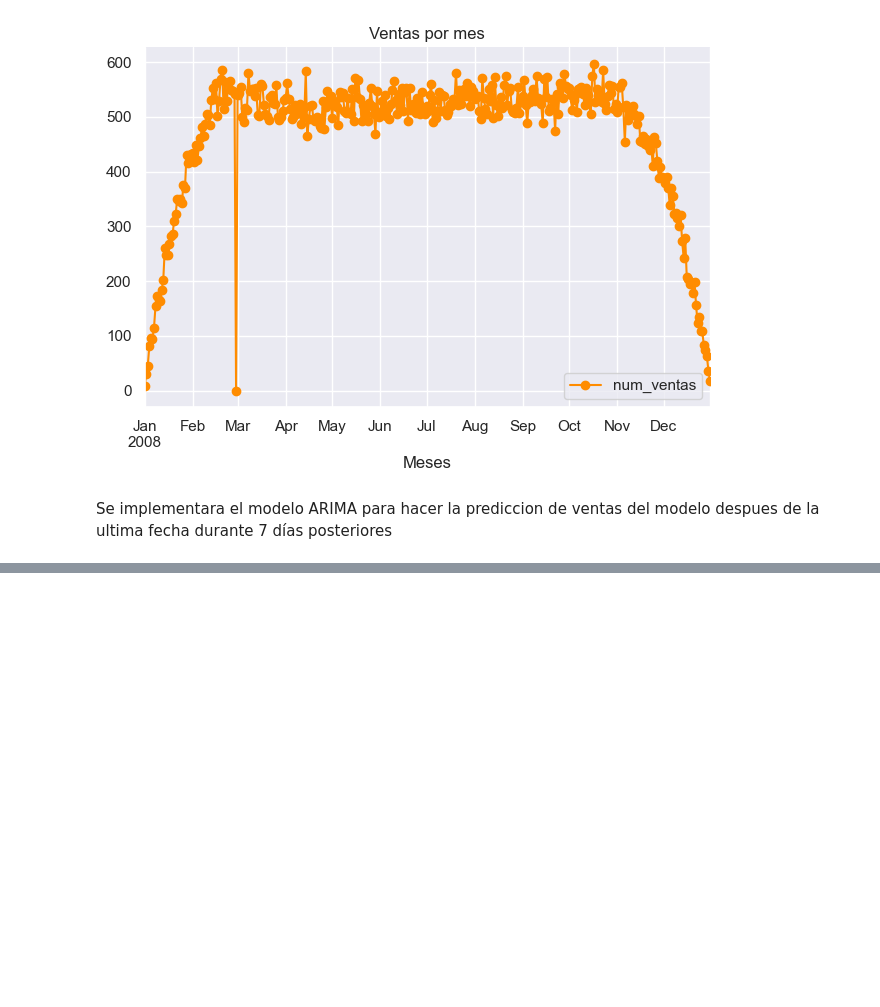
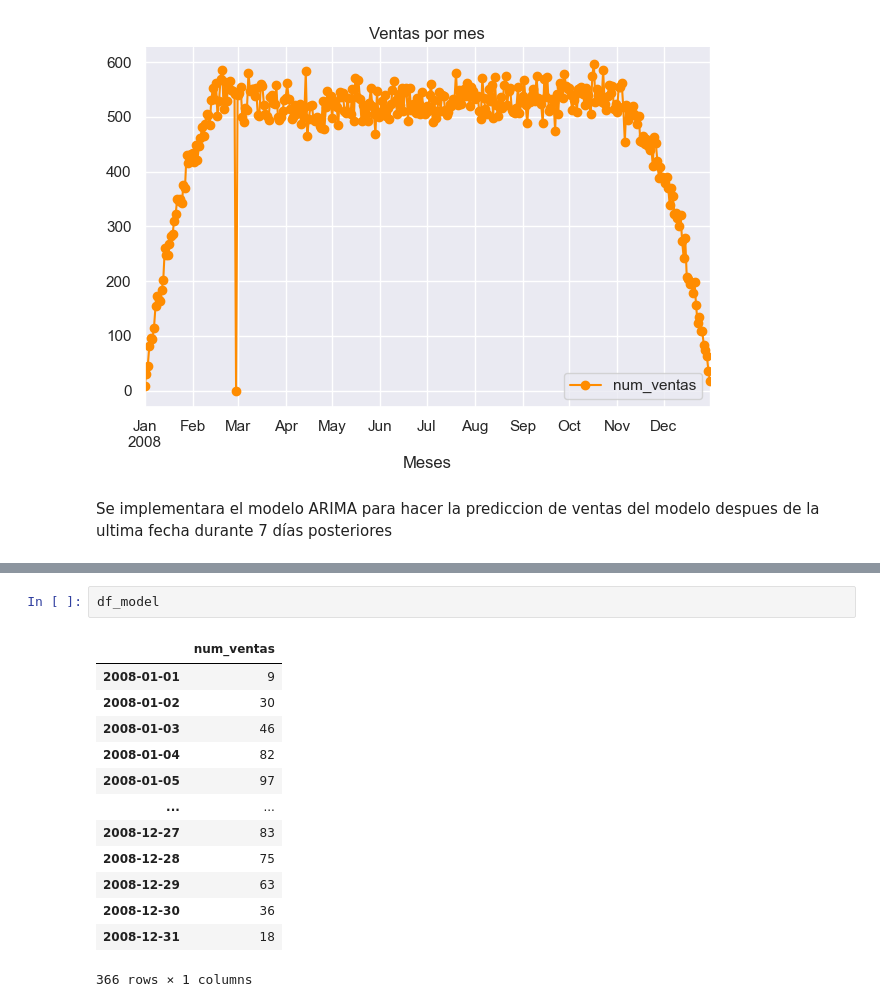
Before and after one commit to lauracamilaballesteros/forecast-fastapi-docker, a Jupyter notebook: notebooks/model/forecast-model.ipynb, the cells around one changed output, grey strips where cells are left out. Saved outputs shown, nothing was run; the diff lists cells and outputs as text; blank space fills up the shorter version.

```diff
--- a/notebooks/model/forecast-model.ipynb
+++ b/notebooks/model/forecast-model.ipynb
@@ -240,2 +236,18 @@ plt.show()
+# %%
+df_model
+# %% [output]
+|  | num_ventas |
+| 2008-01-01 | 9 |
+| 2008-01-02 | 30 |
+| 2008-01-03 | 46 |
+| 2008-01-04 | 82 |
+| 2008-01-05 | 97 |
+| ... | ... |
+| 2008-12-27 | 83 |
+| 2008-12-28 | 75 |
+| 2008-12-29 | 63 |
+| 2008-12-30 | 36 |
+| 2008-12-31 | 18 |
+366 rows × 1 columns
 # %%
 # Ajuste del modelo a todos los datos disponibles
```
Also changed, not shown: parts of 6 cells of this notebook.
